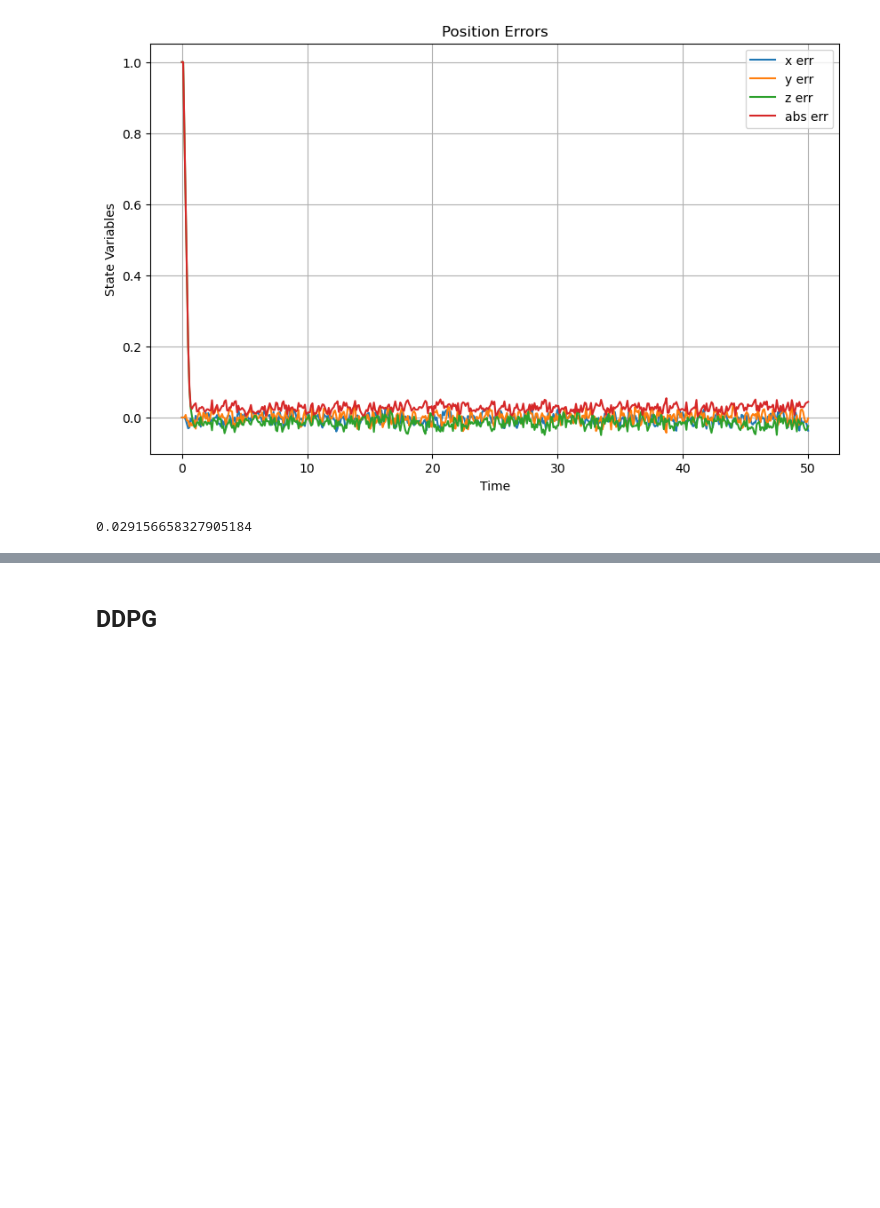
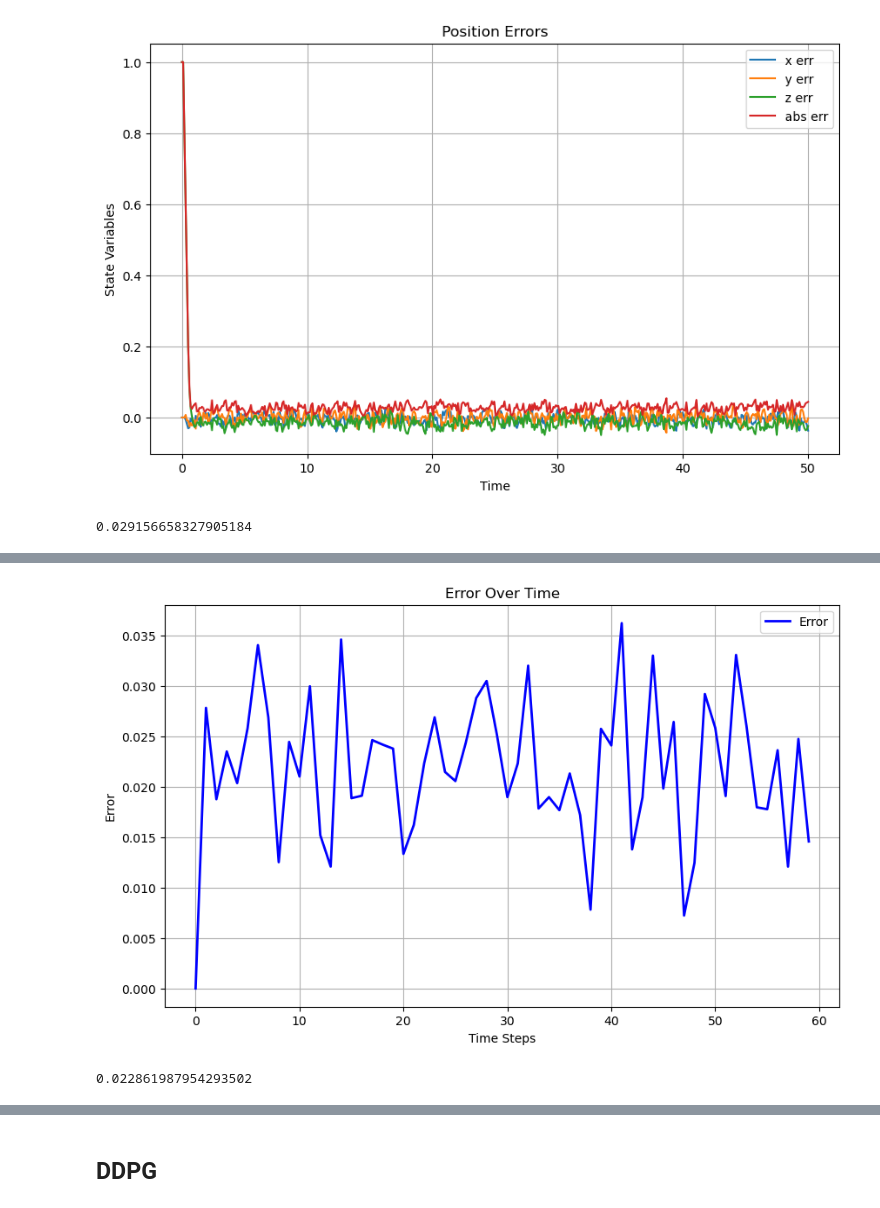
Before and after one commit to damurka5/RL_CDPR, a Jupyter notebook: mujoco_py/11_SB3_PPO&DDPG_evaluation.ipynb, the cells around one changed output, grey strips where cells are left out. Saved outputs shown, nothing was run; the diff lists cells and outputs as text; code cells hidden in the pictures; blank space fills up the shorter version.

```diff
--- a/mujoco_py/11_SB3_PPO&DDPG_evaluation.ipynb
+++ b/mujoco_py/11_SB3_PPO&DDPG_evaluation.ipynb
@@ -387,0 +473,11 @@ visualize_simulation(trajectory=traj1,
+# %%
+# plotting abs error of trajectory
+plot_error(error)
+# %% [output]
+[figure, added]
+# %%
+# RMS Error
+mean_err = np.mean(error**2)
+np.sqrt(mean_err)
+# %% [output]
+0.022861987954293502
```
Also changed, not shown: parts of 21 cells of this notebook, 4 other files.
